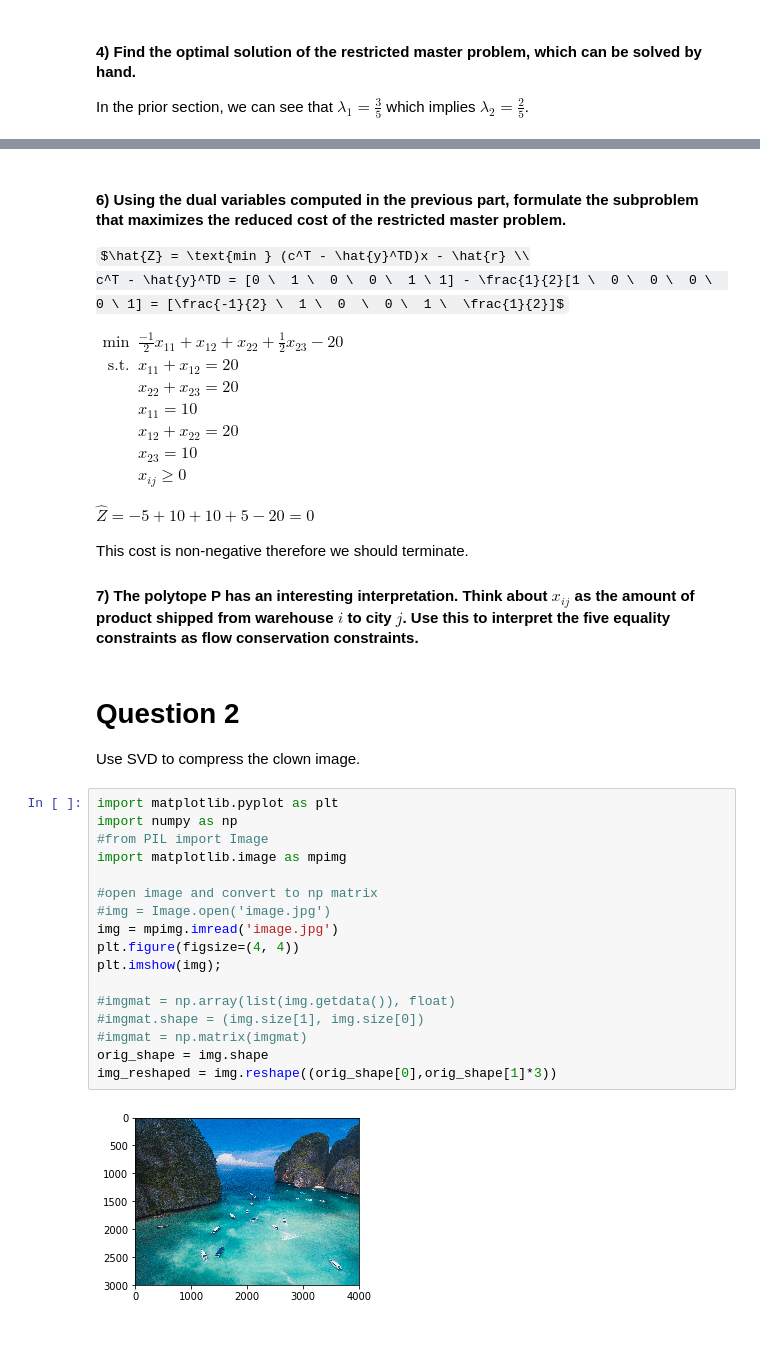
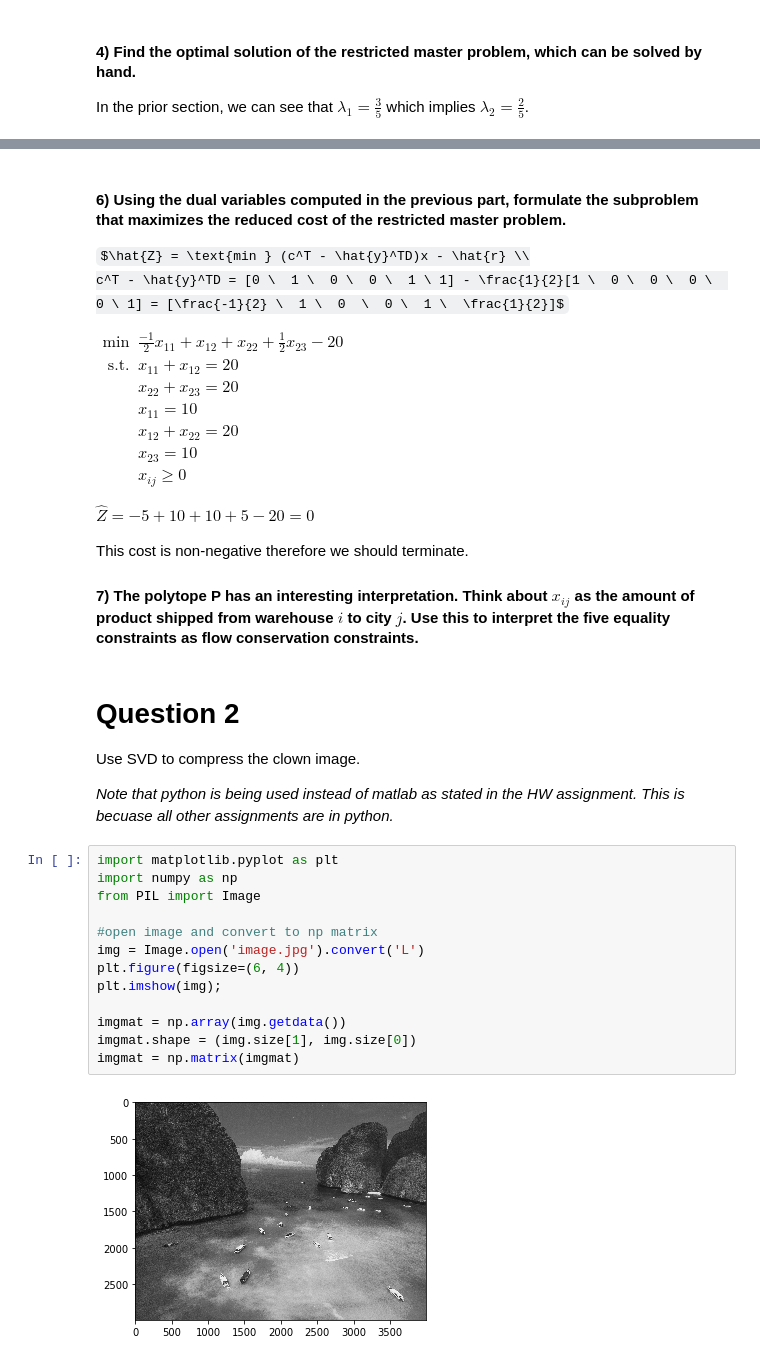
Before and after one commit to RobertCPhillips/EdxGTDeterministicOptimization, a Jupyter notebook: week11/hw11.ipynb, the cells around one changed output, grey strips where cells are left out. Cells and saved outputs as stored; diff of their text form; some formulas as TeX source.

```diff
--- a/week11/hw11.ipynb
+++ b/week11/hw11.ipynb
@@ -77,7 +80,7 @@ From here we can see $\lambda_2 = 20$ which gives a $\lambda_1 = \frac{1}{2}$ wh
 $\hat{Z} = \text{min } (c^T - \hat{y}^TD)x - \hat{r} \\
 c^T - \hat{y}^TD = [0 \  1 \  0 \  0 \  1 \ 1] - \frac{1}{2}[1 \  0 \  0 \  0 \  0 \ 1] = [\frac{-1}{2} \  1 \  0  \  0 \  1 \  \frac{1}{2}]$
 
-$\begin{align}
+$\begin{aligned}
 \text{min  } & \frac{-1}{2}x_{11} + x_{12} + x_{22} + \frac{1}{2}x_{23} - 20 \\
 \text{s.t. } & x_{11} + x_{12} = 20 \\
 & x_{22} + x_{23} = 20 \\
@@ -85,7 +88,7 @@ $\begin{align}
 & x_{12} + x_{22} = 20 \\
 & x_{23} = 10 \\
 & x_{ij} \ge 0
-\end{align}$
+\end{aligned}$
 
 $\hat{Z} = -5 + 10 + 10 + 5 - 20 = 0$
 
@@ -95,23 +98,21 @@ This cost is non-negative therefore we should terminate.
 # %% [markdown]
 # Question 2
 Use SVD to compress the clown image.
+
+*Note that python is being used instead of matlab as stated in the HW assignment. This is becuase all other assignments are in python.*
 # %%
 import matplotlib.pyplot as plt
 import numpy as np
-#from PIL import Image
-import matplotlib.image as mpimg
+from PIL import Image
 
 #open image and convert to np matrix
-#img = Image.open('image.jpg')
-img = mpimg.imread('image.jpg')
-plt.figure(figsize=(4, 4))
+img = Image.open('image.jpg').convert('L')
+plt.figure(figsize=(6, 4))
 plt.imshow(img);
 
-#imgmat = np.array(list(img.getdata()), float)
-#imgmat.shape = (img.size[1], img.size[0])
-#imgmat = np.matrix(imgmat)
-orig_shape = img.shape
-img_reshaped = img.reshape((orig_shape[0],orig_shape[1]*3))
+imgmat = np.array(img.getdata())
+imgmat.shape = (img.size[1], img.size[0])
+imgmat = np.matrix(imgmat)
 # %% [output]
-[figure, old version]
+[figure, new version]
 # %%
```
Also changed, not shown: parts of 5 cells of this notebook, 14 other files.
